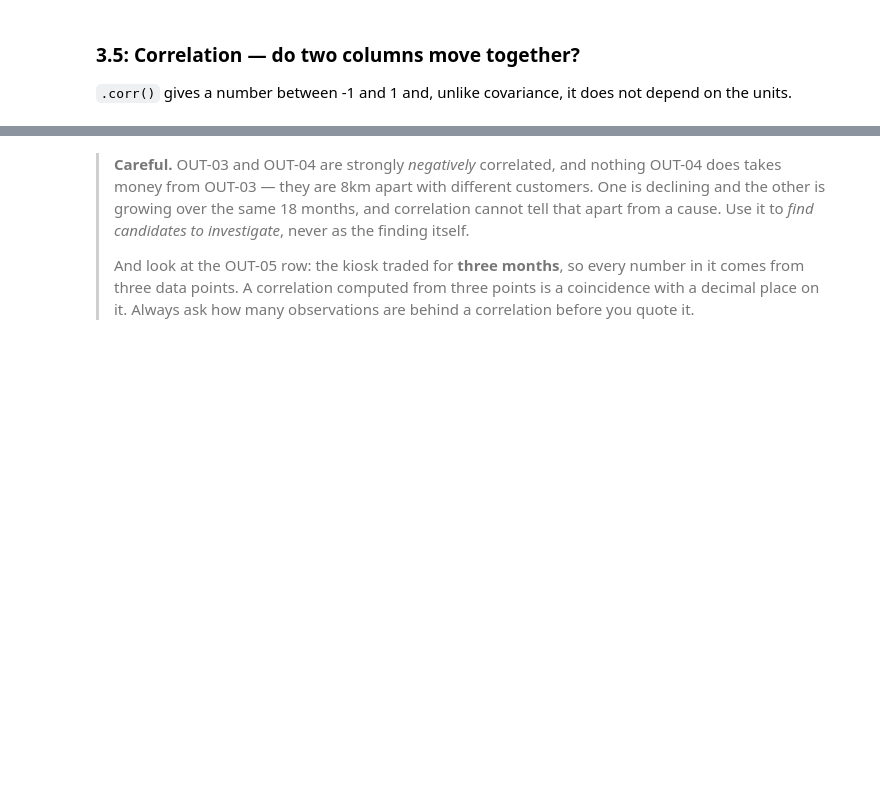
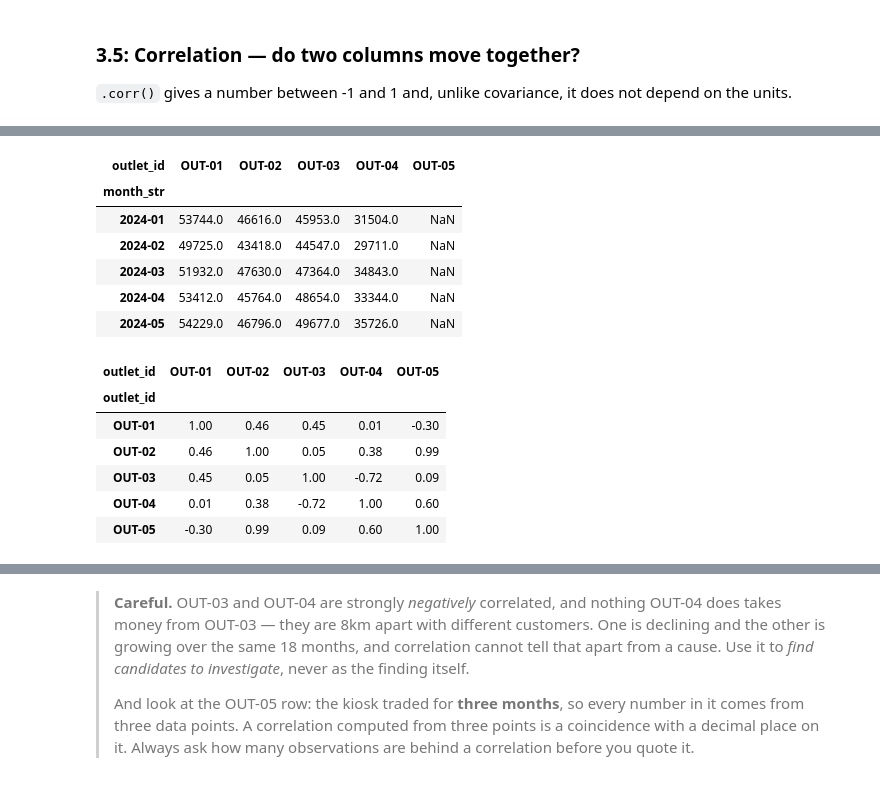
Before and after one commit to PP-123-nt/6m-data-1.9-eda-advanced, a Jupyter notebook: notebooks/Part_3_aggregation_reporting.ipynb, the cells around one changed output, grey strips where cells are left out. Cells and saved outputs as stored; diff of their text form; code cells hidden in the pictures; blank space fills up the shorter version.

```diff
--- a/notebooks/Part_3_aggregation_reporting.ipynb
+++ b/notebooks/Part_3_aggregation_reporting.ipynb
@@ -522,4 +575,22 @@ print("covariance (same relationship, unreadable scale):", round(staffed["revenu
 # %%
-# 👉 On a DataFrame, `.corr()` gives every pair at once. Here: do the outlets' monthly revenues
-#    move together? Compare the OUT-03 / OUT-04 cell with the others.
-wide_view.corr().round(2)
+# 👉 On a DataFrame, `.corr()` gives every pair at once.
+# Here: do the outlets' monthly revenues move together? Compare the OUT-03 / OUT-04 cell with the others.
+
+display(wide_view.head())      # daily_sales csv -> pivot of month view
+
+wide_view.corr().round(2)      # .corr() defaults to compare column vs column (outlet vs outlet) and ignore missing values
+# %% [output]
+| outlet_id | OUT-01 | OUT-02 | OUT-03 | OUT-04 | OUT-05 |
+| month_str |  |  |  |  |  |
+| 2024-01 | 53744.0 | 46616.0 | 45953.0 | 31504.0 | NaN |
+| 2024-02 | 49725.0 | 43418.0 | 44547.0 | 29711.0 | NaN |
+| 2024-03 | 51932.0 | 47630.0 | 47364.0 | 34843.0 | NaN |
+| 2024-04 | 53412.0 | 45764.0 | 48654.0 | 33344.0 | NaN |
+| 2024-05 | 54229.0 | 46796.0 | 49677.0 | 35726.0 | NaN |
+| outlet_id | OUT-01 | OUT-02 | OUT-03 | OUT-04 | OUT-05 |
+| outlet_id |  |  |  |  |  |
+| OUT-01 | 1.00 | 0.46 | 0.45 | 0.01 | -0.30 |
+| OUT-02 | 0.46 | 1.00 | 0.05 | 0.38 | 0.99 |
+| OUT-03 | 0.45 | 0.05 | 1.00 | -0.72 | 0.09 |
+| OUT-04 | 0.01 | 0.38 | -0.72 | 1.00 | 0.60 |
+| OUT-05 | -0.30 | 0.99 | 0.09 | 0.60 | 1.00 |
```
Also changed, not shown: parts of 9 cells of this notebook.
